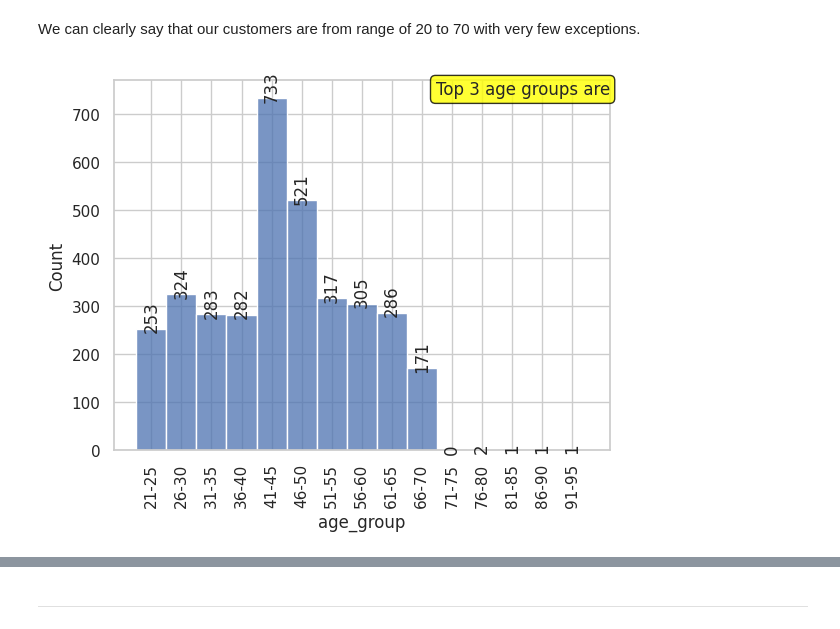
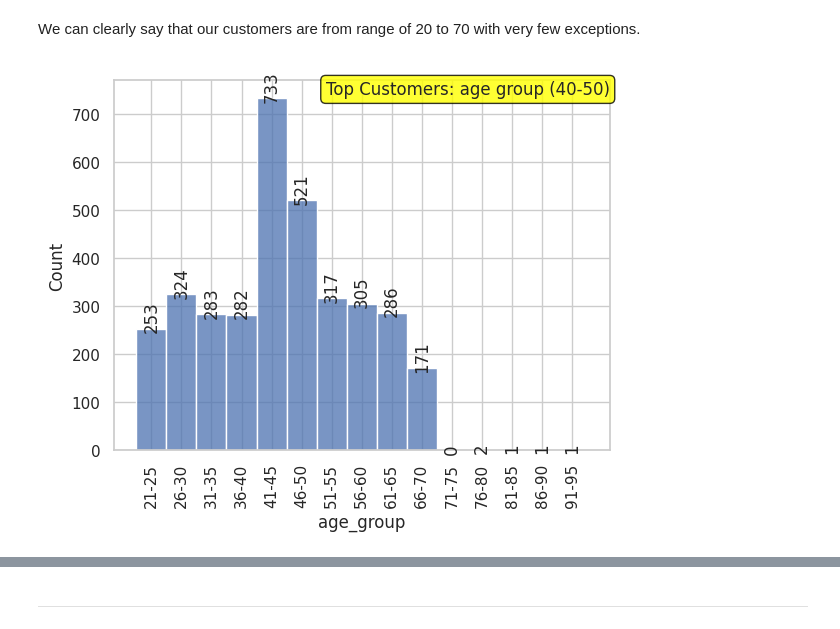
Before and after one commit to omkarpawar1430/KPMG-Virtual-Internship, a Jupyter notebook: Module 2/data_viz.ipynb, the cells around one changed output, grey strips where cells are left out. Saved outputs shown, nothing was run; the diff lists cells and outputs as text; code cells hidden in the pictures.

```diff
--- a/Module 2/data_viz.ipynb
+++ b/Module 2/data_viz.ipynb
@@ -180,29 +186,37 @@ We can clearly say that our customers are from range of 20 to 70 with very few e
 # %%
 import seaborn as sns
 import matplotlib.pyplot as plt
 import pandas as pd
 
 # Assuming 'temp_view' is your DataFrame
 min_age = temp_view['age'].min()
 max_age = temp_view['age'].max()
 
 # Calculate dynamic age bins
 age_interval = 5
 age_bins = range(min_age, max_age + age_interval + 1, age_interval)
 
 # Create age ranges
-temp_view['age_group'] = pd.cut(temp_view['age'], bins=age_bins, labels=[f'{start}-{end - 1}' for start, end in zip(age_bins[:-1], age_bins[1:])])
+temp_view['age_group'] = pd.cut(temp_view['age'],
+                                bins=age_bins,
+                                labels=[f'{start}-{end - 1}' for start, end in zip(age_bins[:-1], age_bins[1:])])
 
 ax = sns.histplot(x='age_group', data=temp_view, bins=len(age_bins) - 1)
 
 # Annotate each bar with its count, rotating the numbers vertically
 for p in ax.patches:
-    ax.annotate(f'{p.get_height():.0f}', (p.get_x() + p.get_width() / 2., p.get_height()), ha='center', va='baseline', rotation='vertical')
+    ax.annotate(f'{p.get_height():.0f}',
+                (p.get_x() + p.get_width() / 2., p.get_height()),
+                ha='center', va='baseline', rotation='vertical')
 
 # Rotate x-axis labels to 90 degrees
 plt.xticks(rotation=90)
 # Add a text box at the top-right corner
-plt.text(1, 1, f'Top 3 age groups are', transform=ax.transAxes, horizontalalignment='right', verticalalignment='top', bbox=dict(facecolor='Yellow',edgecolor='black', boxstyle='round,pad=0.3', alpha=0.8))
+plt.text(1, 1, f'Top Customers: age group (40-50)',
+         transform=ax.transAxes, horizontalalignment='right',
+         verticalalignment='top', bbox=dict(facecolor='Yellow',
+         edgecolor='black', boxstyle='round,pad=0.3', alpha=0.8))
+
 plt.show()
 # %% [output]
-[figure, old version]
+[figure, new version]
```
Also changed, not shown: parts of 15 cells of this notebook.
